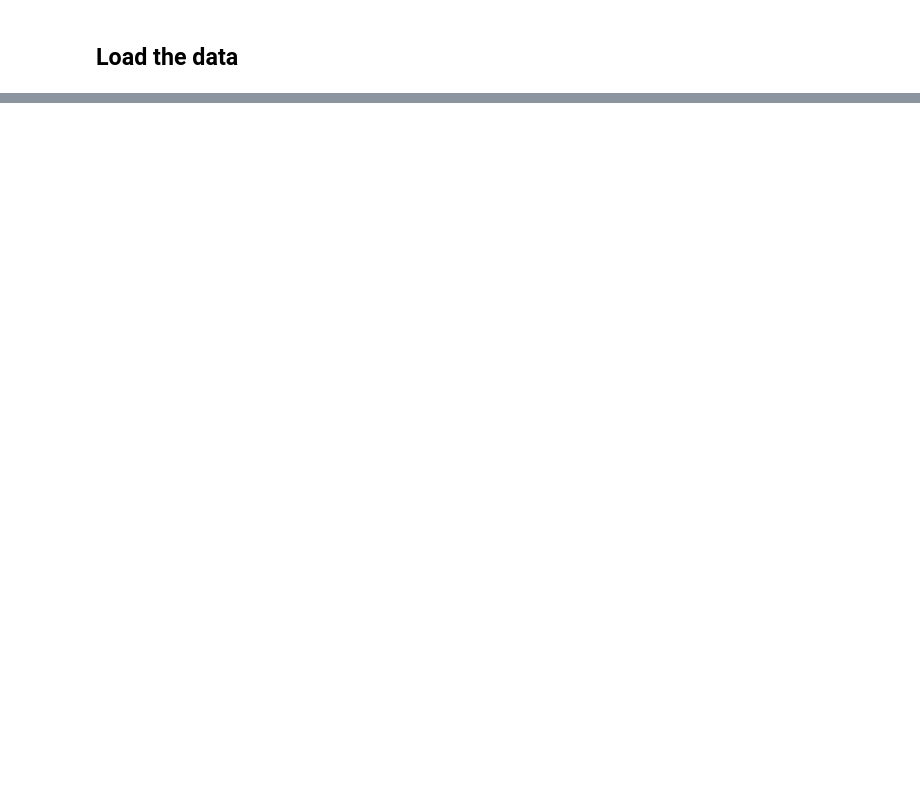
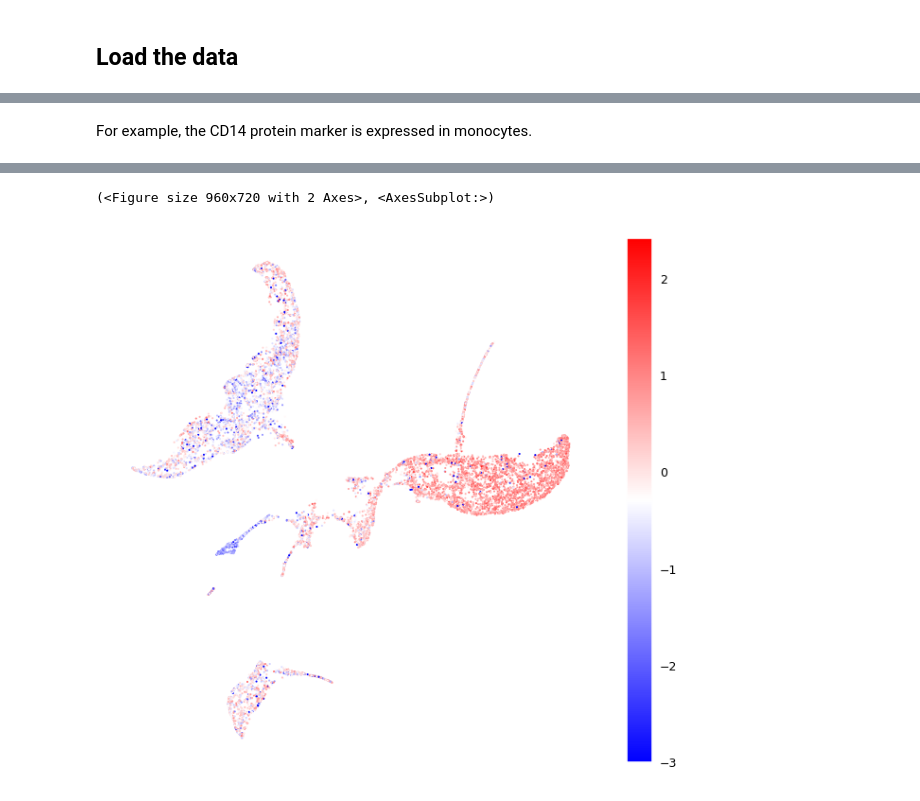
Before and after one commit to TabakaLab/ocelli, a Jupyter notebook: docs/source/notebooks/human-bone-marrow.ipynb, the cells around one changed output, grey strips where cells are left out. Saved outputs shown, nothing was run; the diff lists cells and outputs as text; code cells hidden in the pictures; blank space fills up the shorter version.

```diff
--- a/docs/source/notebooks/human-bone-marrow.ipynb
+++ b/docs/source/notebooks/human-bone-marrow.ipynb
@@ -216,0 +267,11 @@ oci.pl.scatter(adata, x_key='X_umap', color_key=protein_marker, cmap='gnuplot',
+# %% [markdown]
+For example, the CD14 protein marker is expressed in monocytes.
+# %%
+protein_marker =  'CD14'
+
+index_of_marker_column = list(protein.var.index).index(protein_marker) #find index of marker in adata.var.index
+oci.tl.mean_z_scores(protein, markers=[index_of_marker_column], output_key=protein_marker)
+
+adata.obs[protein_marker] = list(protein.obs[protein_marker])
+oci.pl.scatter(adata, x_key='X_umap', color_key=protein_marker, cmap='bwr', marker_size=1)
+# %% [output]
@@ -216,0 +279,2 @@ oci.pl.scatter(adata, x_key='X_umap', color_key=protein_marker, cmap='gnuplot',
+(<Figure size 960x720 with 2 Axes>, <AxesSubplot:>)
+[figure, added]
```
Also changed, not shown: parts of 74 cells of this notebook, 1 other file.
